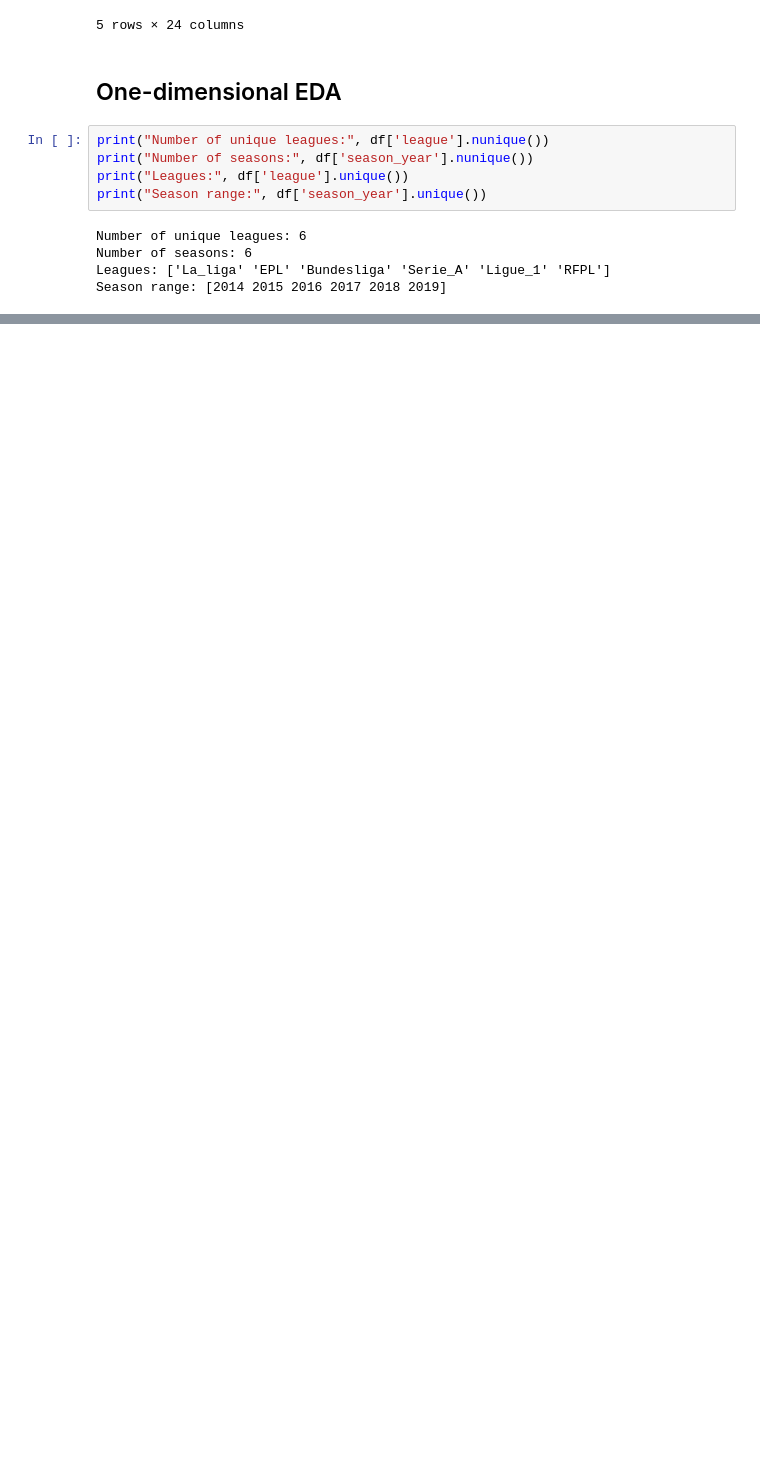
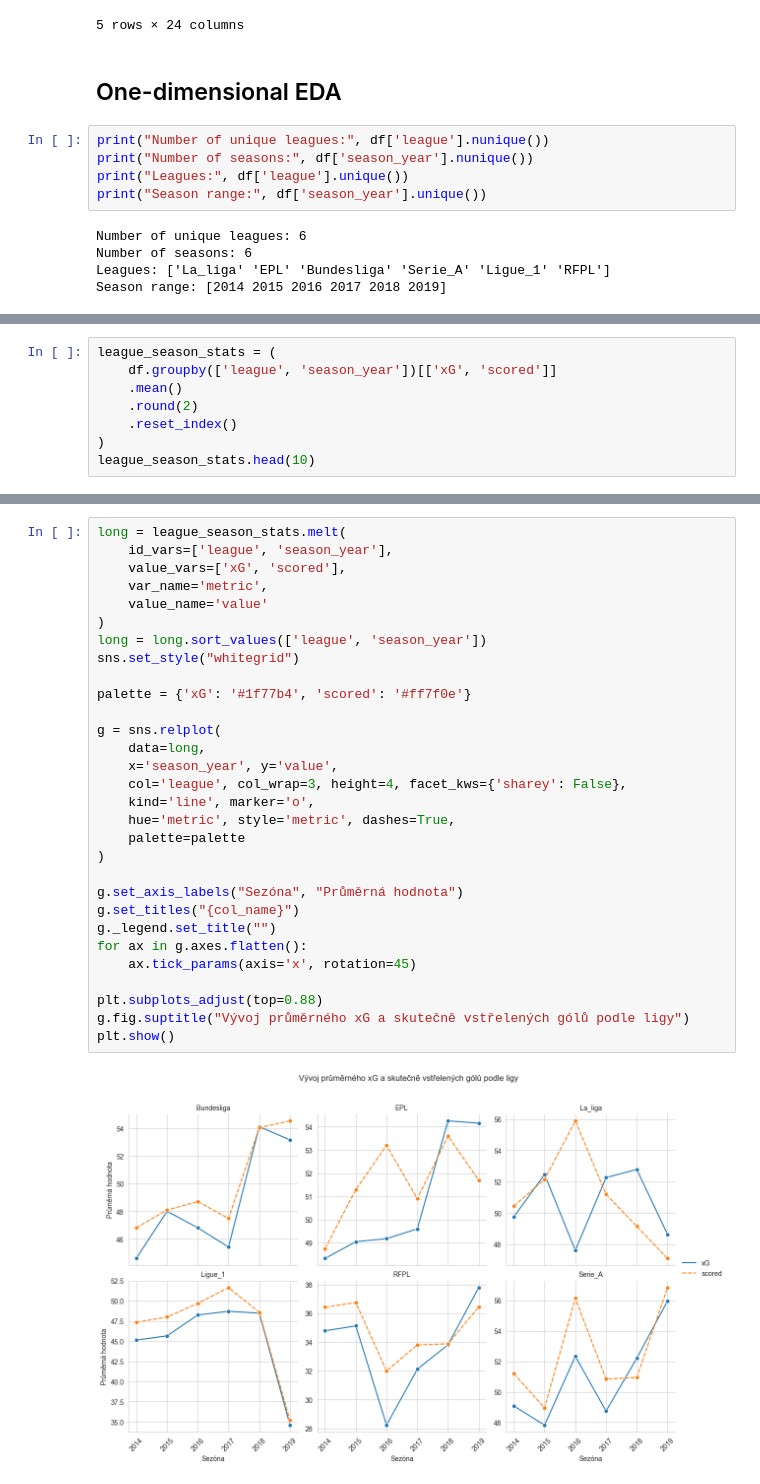
Before and after one commit to xcervenkam/DP, a Jupyter notebook: xG/xG_EDA.ipynb, the cells around one changed output, grey strips where cells are left out. Saved outputs shown, nothing was run; the diff lists cells and outputs as text; blank space fills up the shorter version.

```diff
--- a/xG/xG_EDA.ipynb
+++ b/xG/xG_EDA.ipynb
@@ -127,0 +178,8 @@ desc_stats.round(2)
+# %%
+league_season_stats = (
+    df.groupby(['league', 'season_year'])[['xG', 'scored']]
+    .mean()
+    .round(2)
+    .reset_index()
+)
+league_season_stats.head(10)
@@ -127,0 +198,32 @@ desc_stats.round(2)
+# %%
+long = league_season_stats.melt(
+    id_vars=['league', 'season_year'],
+    value_vars=['xG', 'scored'],
+    var_name='metric',
+    value_name='value'
+)
+long = long.sort_values(['league', 'season_year'])
+sns.set_style("whitegrid")
+
+palette = {'xG': '#1f77b4', 'scored': '#ff7f0e'}
+
+g = sns.relplot(
+    data=long,
+    x='season_year', y='value',
+    col='league', col_wrap=3, height=4, facet_kws={'sharey': False},
+    kind='line', marker='o',
+    hue='metric', style='metric', dashes=True,
+    palette=palette
+)
+
+g.set_axis_labels("Sezóna", "Průměrná hodnota")
+g.set_titles("{col_name}")
+g._legend.set_title("")
+for ax in g.axes.flatten():
+    ax.tick_params(axis='x', rotation=45)
+
+plt.subplots_adjust(top=0.88)
+g.fig.suptitle("Vývoj průměrného xG a skutečně vstřelených gólů podle ligy")
+plt.show()
+# %% [output]
+[figure, added]
```
Also changed, not shown: parts of 11 cells of this notebook.
